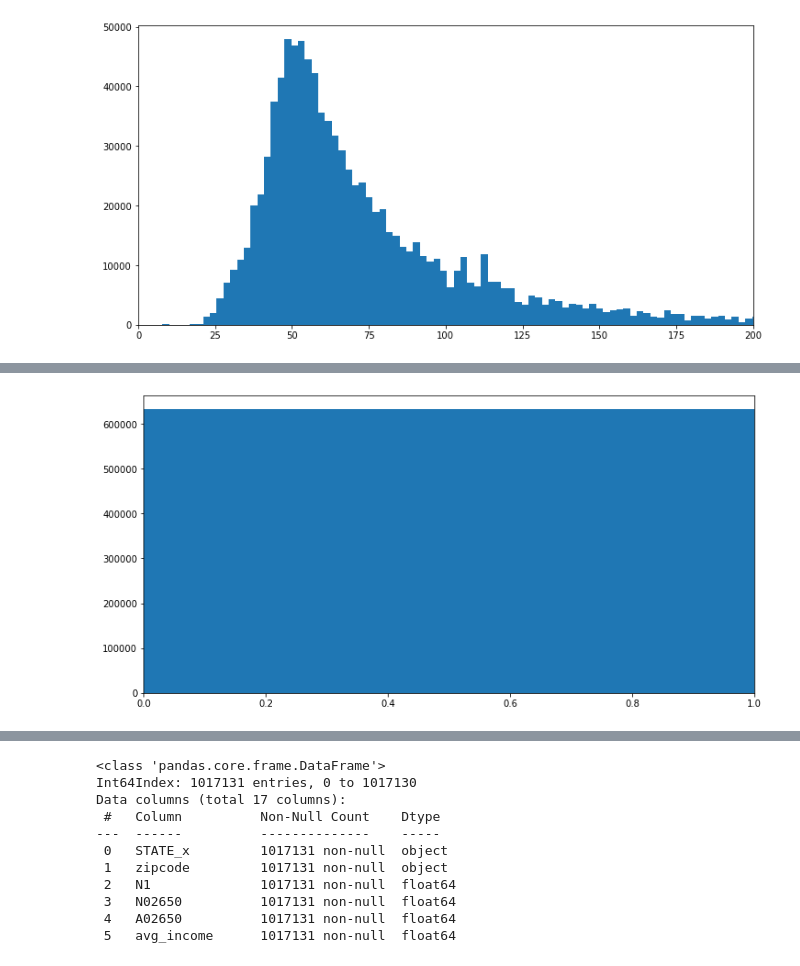
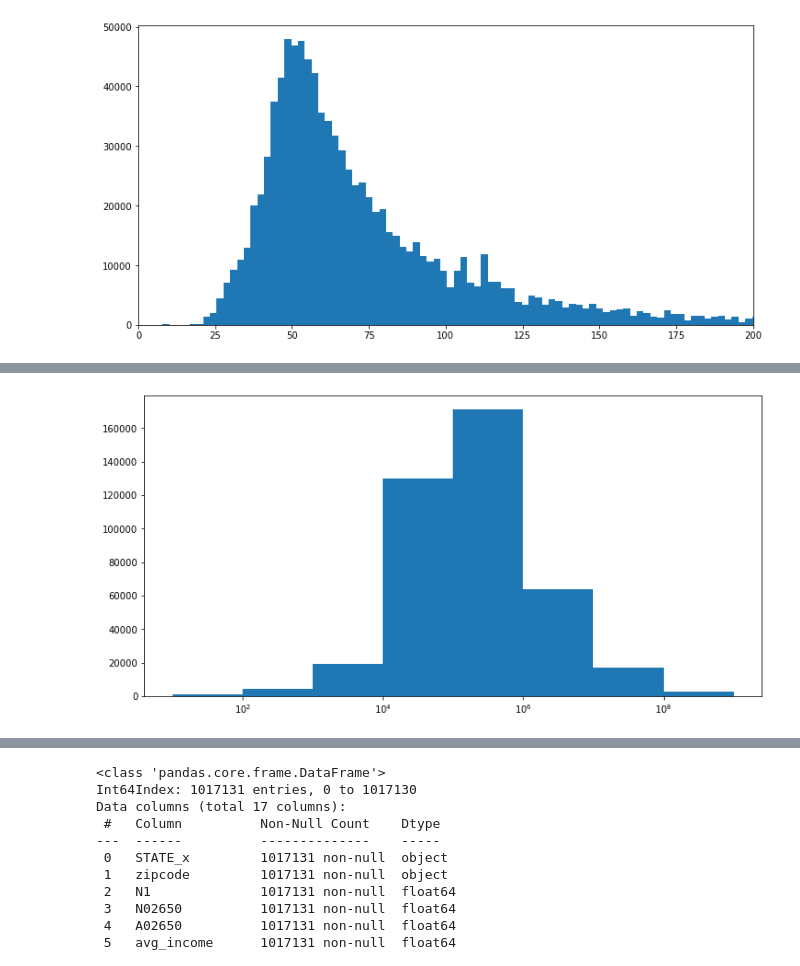
Before and after one commit to lesro/change_unlimited, a Jupyter notebook: notebooks/day2_df_review_merge.ipynb, the cells around one changed output, grey strips where cells are left out. Saved outputs shown, nothing was run; the diff lists cells and outputs as text; code cells hidden in the pictures.

```diff
--- a/notebooks/day2_df_review_merge.ipynb
+++ b/notebooks/day2_df_review_merge.ipynb
@@ -307,12 +293,13 @@ plt.show()
 # %% [output]
 [figure]
 # %%
-x = income_np_merge['REVENUE_AMT']
+x = income_np_merge['REVENUE_AMT'].sort_values(ascending=False)
 
 
 plt.figure(figsize=(12,6))
-# plt.xlim(0, 1000)
-plt.hist(x, bins=10)
+plt.xscale('log')
+plt.xlim(0, 1000)
+plt.hist(x)
 plt.show()
 x
 # %% [output]
@@ -332,14 +320,17 @@ Name: REVENUE_AMT, Length: 1017131, dtype: float64
 # %%
-revs = income_np_merge[income_np_merge['REVENUE_AMT']< 10000]['REVENUE_AMT']
+revs = income_np_merge[income_np_merge['REVENUE_AMT'] > 0]['REVENUE_AMT'].sort_values(ascending=False)
 
 revs
 
 plt.figure(figsize=(12,6))
-plt.xlim(0, )
-plt.hist(revs, bins=1000)
+
+
+plt.hist(revs, bins=[10**x for x in range(1, 10)])
+plt.xlim()
+plt.xscale('log')
 plt.show()
 # %% [output]
-[figure, old version]
+[figure, new version]
 # %%
 income_np_merge.head()
 # %% [output]
```
Also changed, not shown: parts of 3 cells of this notebook, 9 other files.
